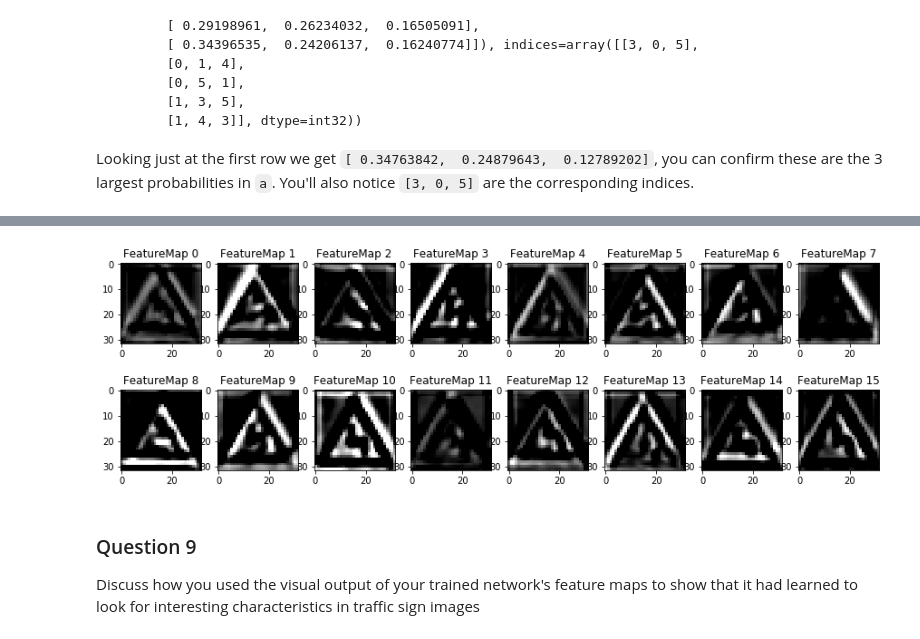
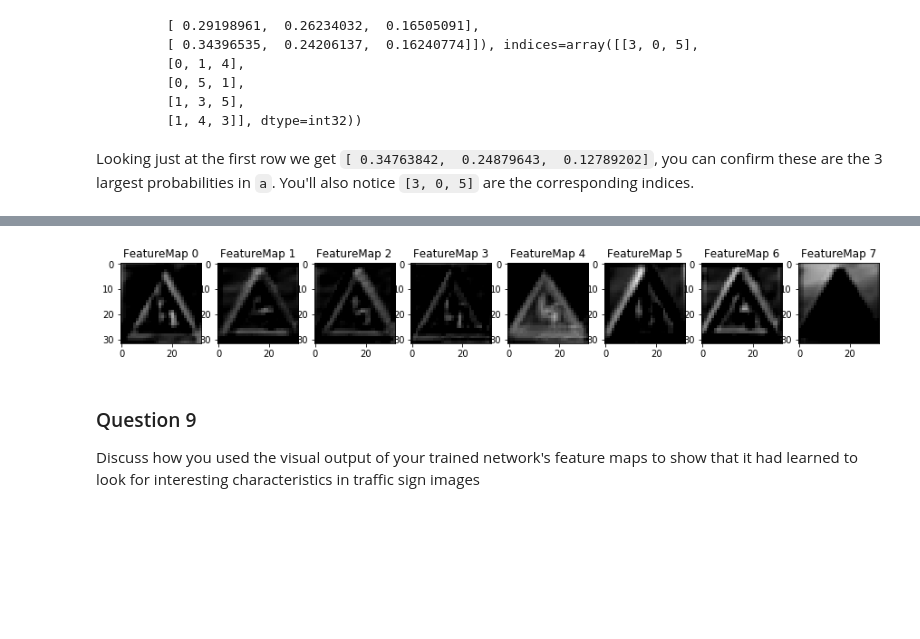
Before and after one commit to pyau/CarND-Project2, a Jupyter notebook: Traffic_Sign_Classifier.ipynb, the cells around one changed output, grey strips where cells are left out. Drawn from its saved outputs; the diff is of its cells as text; code cells hidden in the pictures; blank space fills up the shorter version.

```diff
--- a/Traffic_Sign_Classifier.ipynb
+++ b/Traffic_Sign_Classifier.ipynb
@@ -160,11 +160,10 @@ def preprocess(X_data):
     #X_data_proc = np.zeros([X_data.shape[0], X_data.shape[1], X_data.shape[2], X_data.shape[3]])
     i = 0
     for img in X_data[:]:
-    #    blur = cv2.GaussianBlur(img,(3,3),0)
         blur = cv2.bilateralFilter(img, 3, 15,15)
-        res = cv2.cvtColor(blur, cv2.COLOR_RGB2GRAY)
+        gray = cv2.cvtColor(blur, cv2.COLOR_RGB2GRAY)
+        res = cv2.equalizeHist(gray)
         res = res.reshape(X_data.shape[1], X_data.shape[2],1)
-    #    res = blur
         X_data_proc[i] = res / 255.0 - 0.5
         i += 1
     return X_data_proc
@@ -181,5 +180,5 @@ for i in range(0, num_plots):
     plt.subplot(num_rows,num_cols, i+1)
     plt.imshow(im, cmap="gray")
     plt.axis('off')
-plt.savefig("signs_grey2.png", bbox_inches='tight')
+plt.savefig("img/signs_grey2.png", bbox_inches='tight')
 # %% [output]
@@ -245,24 +244,24 @@ def LeNet2(myX):
     # Layer 1: Convolutional. Input = 32x32x1. Output = 32x32x8.
     c1_W = tf.Variable(tf.truncated_normal(shape=(5,5,X_train_proc.shape[3],8),mean=mu, stddev=sigma))
     c1_b = tf.Variable(tf.zeros(8))
-    c1 = tf.nn.conv2d(myX, c1_W, strides = [1,1,1,1], padding = 'SAME',name='conv01') + c1_b
-    c1 = tf.nn.relu(c1, name="relu01")
+    c1 = tf.nn.conv2d(myX, c1_W, strides = [1,1,1,1], padding = 'SAME',name='Conv01') + c1_b
+    c1 = tf.nn.relu(c1, name="Relu01")
     #c1 = tf.nn.dropout(c1, 0.75)
     #c1 = tf.nn.max_pool(c1, ksize=[1,2,2,1], strides=[1,2,2,1], padding='VALID')
 
     # Layer 2: Convolutional + pooling. Input = 32x32x6. Output = 16x16x16.
     c2_W = tf.Variable(tf.truncated_normal(shape=(5,5,8,16), mean=mu, stddev=sigma))
     c2_b = tf.Variable(tf.zeros(16))
-    c2 = tf.nn.conv2d(c1, c2_W, strides = [1,1,1,1], padding = 'SAME', name='conv02') + c2_b
-    c2 = tf.nn.relu(c2, name="relu02")
+    c2 = tf.nn.conv2d(c1, c2_W, strides = [1,1,1,1], padding = 'SAME', name='Conv02') + c2_b
+    c2 = tf.nn.relu(c2, name="Relu02")
     #c2 = tf.nn.dropout(c2, 0.75)
     c2 = tf.nn.max_pool(c2, ksize=[1,2,2,1], strides=[1,2,2,1], padding='VALID')
 
     # Layer 3: Convolutional + pooling. Input = 16x16x16. Output = 8x8x32.
     c3_W = tf.Variable(tf.truncated_normal(shape=(5,5,16,32), mean=mu, stddev=sigma))
     c3_b = tf.Variable(tf.zeros(32))
-    c3 = tf.nn.conv2d(c2, c3_W, strides = [1,1,1,1], padding = 'SAME', name='conv03') + c3_b
-    c3 = tf.nn.relu(c3, name="relu03")
+    c3 = tf.nn.conv2d(c2, c3_W, strides = [1,1,1,1], padding = 'SAME', name='Conv03') + c3_b
+    c3 = tf.nn.relu(c3, name="Relu03")
     #c3 = tf.nn.dropout(c3, 0.75)
     c3 = tf.nn.max_pool(c3, ksize=[1,2,2,1], strides=[1,2,2,1], padding='VALID')
 
@@ -511,5 +510,15 @@ Looking just at the first row we get `[ 0.34763842,  0.24879643,  0.12789202]`,
 
 with tf.Session() as sess:
     sess.run(tf.global_variables_initializer())
-    print(sess.run(tf.nn.top_k(classification, k=5)))
+    values, indices = sess.run(tf.nn.top_k(classification, k=5))
+    #print (values, len(values))
+    for i in range(0,len(values)):
+        yticks = df['SignName'][indices[i]]
+        plt.figure(i+1)
+        plt.xlim(0,1.1)
+        plt.barh(range(0,5), values[i])
+        plt.yticks(range(0,5),yticks)
+        title = "Top 5 softmax probabilities for "+ filePaths[i]
+        plt.title(title)
+        plt.show()
 # %% [output]
@@ -581,21 +586,21 @@ def outputFeatureMap(image_input, tf_activation, activation_min=-1, activation_m
 # %%
 with tf.Session() as sess:
     # Restore the trained network
     sess.run(tf.global_variables_initializer())
     #saver.restore(sess, './lenet')
     saver.restore(sess, tf.train.latest_checkpoint('.'))
 
     im = cv2.imread('./internet_signs/doppelkurve.jpg')#cv2.imread('./internet_signs/zwanzig.jpg')
     im = cv2.resize(im,(32, 32), interpolation = cv2.INTER_AREA)
     im = cv2.cvtColor(im, cv2.COLOR_BGR2RGB)
     imageArray =np.array([im])
     imageArrayProc = preprocess(imageArray)
-    my_tensor = sess.graph.get_tensor_by_name('conv02:0')
+    my_tensor = sess.graph.get_tensor_by_name('Conv01:0')
     outputFeatureMap(imageArrayProc, my_tensor, activation_min=0.0, activation_max=1)
 
-plt.savefig("signs_grey_conv02.png", bbox_inches='tight')
+plt.savefig("img/signs_grey_Conv01.png", bbox_inches='tight')
 # %% [output]
-[figure, old version]
+[figure, new version]
 # %% [markdown]
 ### Question 9
 
```
Also changed, not shown: parts of 7 cells of this notebook, 16 other files.
